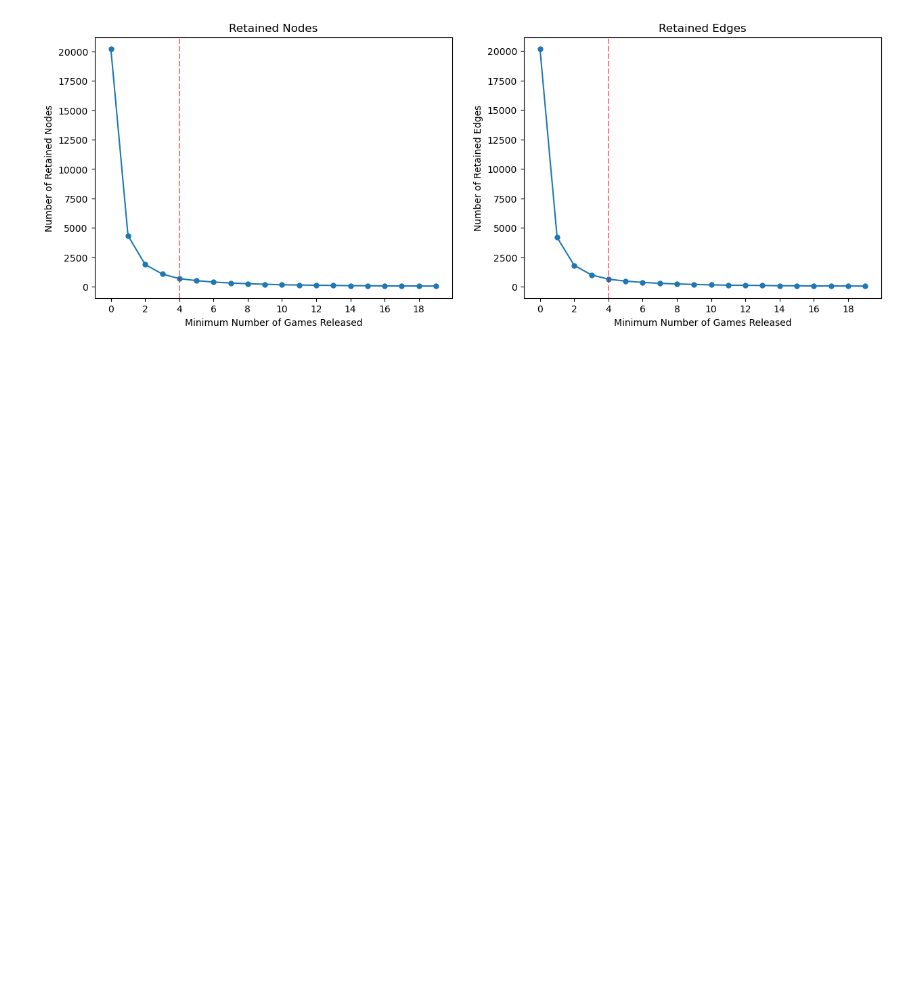
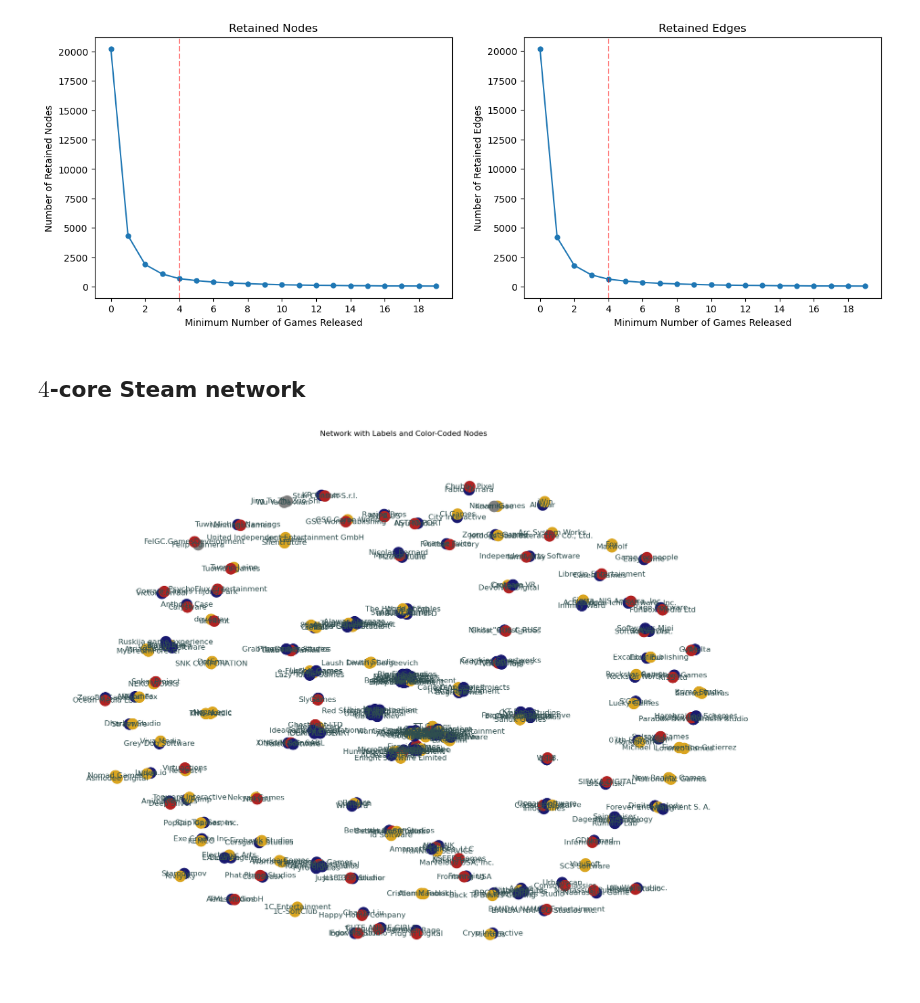
Before and after one commit to jamwung/network-eda-steam, a Jupyter notebook: 01-game-collab.ipynb, the cells around one changed output. Cells and saved outputs as stored; diff of their text form; code cells hidden in the pictures; blank space fills up the shorter version.

```diff
--- a/01-game-collab.ipynb
+++ b/01-game-collab.ipynb
@@ -8,7 +8,9 @@ from utils import *
 
 Which game developers and publishers are most interconnected through collaborative efforts, sharing resources, or co-producing games?
 # %%
-df = pd.read_csv('steam.csv', usecols=['developer', 'publisher'])
+df_main = pd.read_csv('steam.csv', usecols=['name', 'developer', 'publisher'])
+
+df = df_main[['developer', 'publisher']]
 df = (
     df
     .dropna()
@@ -73,3 +79,41 @@ for ax, retained, entity in zip(axes.flat,
 plt.show()
 # %% [output]
 [figure]
+# %% [markdown]
+## $4$-core Steam network
+# %%
+num_games = 4
+df_filtered = (
+    df_weighted_edges[(df_weighted_edges.weight > num_games) &
+                      (df_weighted_edges.node1 != df_weighted_edges.node2)]
+)
+df_filtered.loc[:, 'node1'] = df_filtered.node1.apply(unidecode)
+df_filtered.loc[:, 'node2'] = df_filtered.node2.apply(unidecode)
+# %%
+G = nx.from_pandas_edgelist(df_filtered, 'node1', 'node2', edge_attr='weight',
+                            create_using=nx.Graph())
+
+# Position nodes for visualization (you can use other layout algorithms as well)
+pos = nx.spring_layout(G, seed=0)
+
+# Draw nodes with different colors based on their roles
+node_colors = []
+for node in G.nodes():
+    if node in dev_only:
+        node_colors.append('midnightblue')
+    elif node in pub_only:
+        node_colors.append('firebrick')
+    elif node in dev_pub:
+        node_colors.append('goldenrod')
+    else:
+        node_colors.append('gray')  # For nodes not in any defined roles
+
+# Draw the network with labels and colored nodes
+plt.figure(figsize=(16, 12))
+nx.draw(G, pos, with_labels=True, node_size=300, node_color=node_colors, font_size=12, font_color='darkslategray')
+edge_labels = nx.get_edge_attributes(G, 'weight')
+nx.draw_networkx_edge_labels(G, pos, edge_labels=edge_labels, font_size=15)
+plt.title("Network with Labels and Color-Coded Nodes")
+plt.show()
+# %% [output]
+[figure, added]
```
Also changed, not shown: parts of 17 cells of this notebook, 3 other files.
